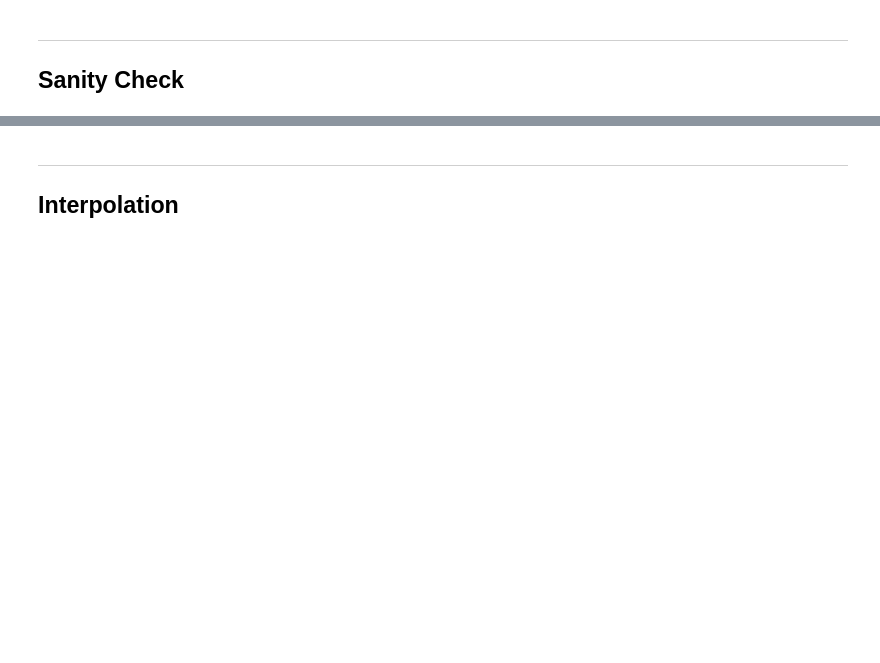
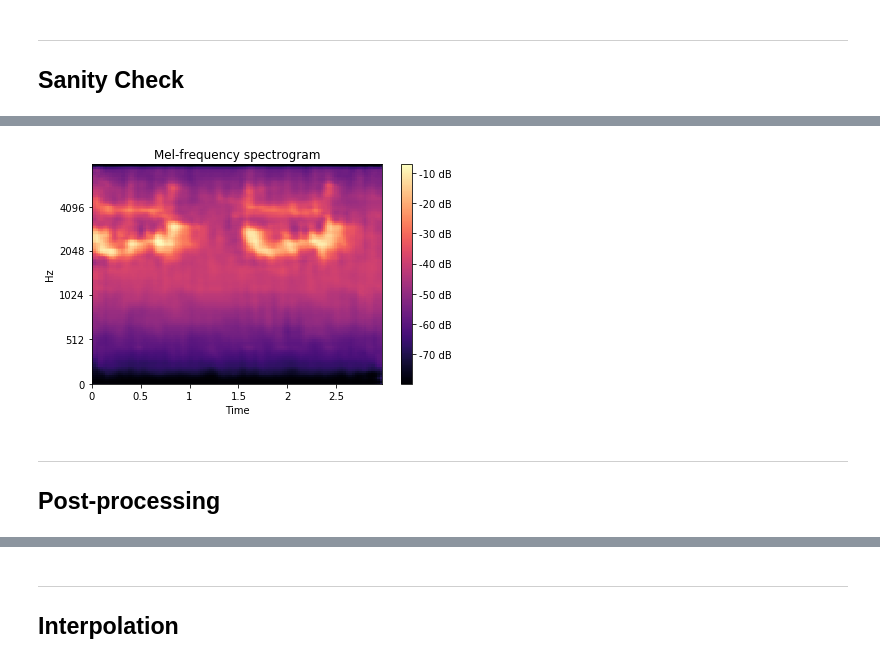
Before and after one commit to parkeraddison/aiArt-dead-birds, a Jupyter notebook: proj2.ipynb, the cells around one changed output, grey strips where cells are left out. Cells and saved outputs as stored; diff of their text form; code cells hidden in the pictures; blank space fills up the shorter version.

Commit message:
Trained a model and saved weights.  Currently doing interpolation.

```diff
--- a/proj2.ipynb
+++ b/proj2.ipynb
@@ -301,0 +313,2 @@ Epoch:           6
+# %%
+do_once(lambda model, fname: model.load_weights(fname))(model, "model90ep.h5")
@@ -322,0 +348,4 @@ def inverse_db_tensor(tensor):
+# %%
+model.load_weights("model90ep.h5")
+# %%
+recon = model(testing_data)
@@ -322,0 +358,7 @@ def inverse_db_tensor(tensor):
+# %%
+show_tensor(recon[1]);
+# %% [output]
+[figure, added]
+# %% [markdown]
+---
+## Post-processing
```
Also changed, not shown: parts of 31 cells of this notebook, 3 other files.
